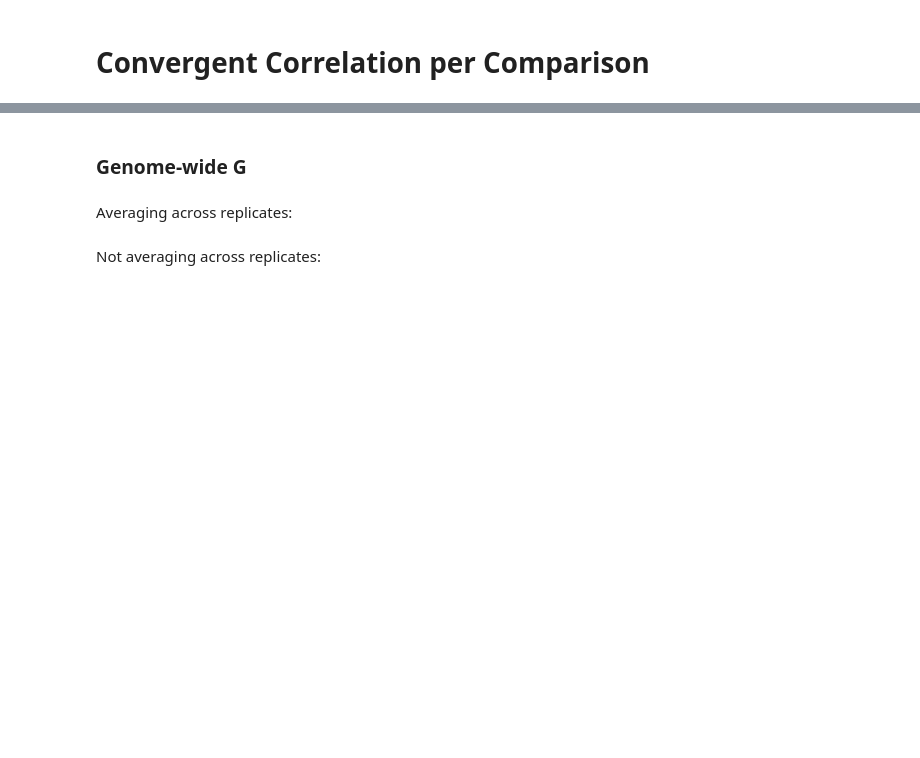
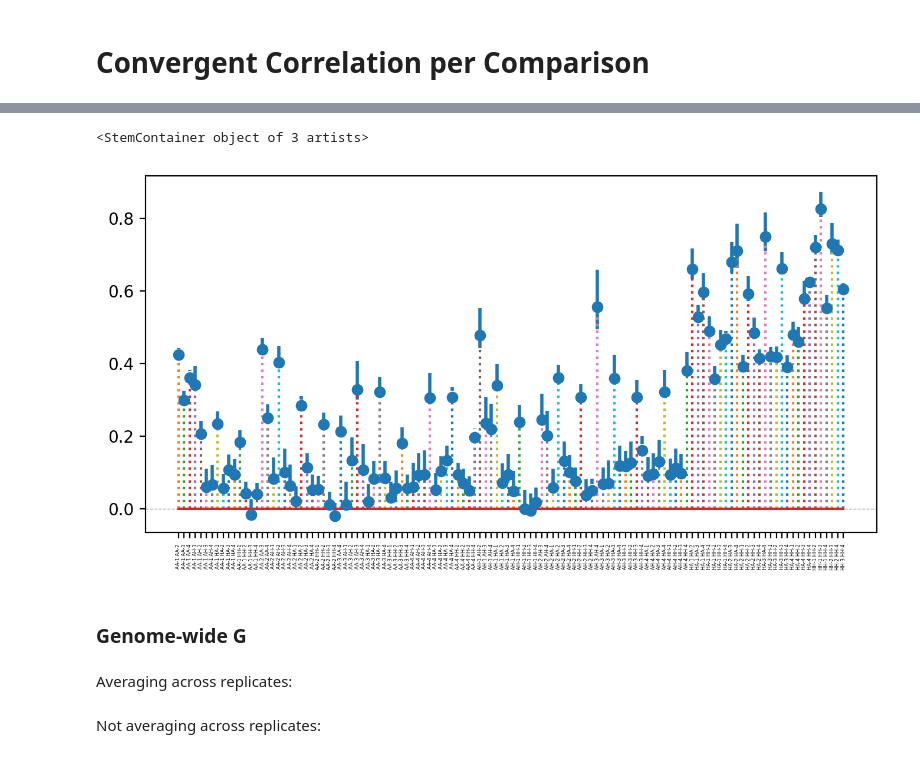
Before and after one commit to rsbrennan/tonsa_25_gen_ER, a Jupyter notebook: scripts/cvtk/notebooks/tonsa.ipynb, the cells around one changed output, grey strips where cells are left out. Cells and saved outputs as stored; diff of their text form; code cells hidden in the pictures; blank space fills up the shorter version.

```diff
--- a/scripts/cvtk/notebooks/tonsa.ipynb
+++ b/scripts/cvtk/notebooks/tonsa.ipynb
@@ -347,6 +355,17 @@ KeyboardInterrupt:
+# %%
+combs = list(itertools.combinations(range(0,16),2))
+
+outlist = []
+
+for x in combs:
+    outlist.append(
+                    d.bootstrap_convergence_corr(B=5000,
+                                                 progress_bar=False, subset=(x[0], x[1])))
+    print("done with rep", x, "\n")
 # %%
-combined_conv_corrs = np.stack((conv_corr_cis_0_1,
-                          conv_corr_cis_1_2,
-                          conv_corr_cis_0_2)).squeeze()
-combined_conv_corrs
+combined_conv_corrs = np.stack(outlist).squeeze()
+
+#combined_conv_corrs
+
+outlist[3]
 # %% [output]
@@ -358,3 +403,41 @@ stopped here
+# %%
+#plt.plot([1, 2, 3, 4])
+#plt.ylabel('some numbers')
+#plt.show()
+
+mean = np.array([x[1] for x in combined_conv_corrs])
+lower = np.array([x[0] for x in combined_conv_corrs])
+upper = np.array([x[2] for x in combined_conv_corrs])
+
+#print(lower)
+#print(mean)
+#print(upper)
+#upper
+
+all_labels = [sample_names[i[0]] + " " + sample_names[i[1]] for i in combs]
+
+lower_bound, upper_bound = lower-mean, upper-mean
+
+bounds = [lower_bound, upper_bound]
+#print(bounds)
+#fig = plt.figure()
+plt.stem(all_labels, mean, linefmt = ':')
+
+plt.errorbar(all_labels, mean, yerr=bounds, capsize=0, fmt='o', linewidth=1, elinewidth=2)
+plt.axhline(y=0, c='0.6', linewidth=0.5, zorder=-1, linestyle='--')
+plt.xticks(rotation='vertical',fontsize=3)
+
+#locs, labels = plt.xticks()
+#print(labels)
+#plt.axvline(x=locs, c='0.4', linewidth=0.5, linestyle="--")
+
+
+#sample_names = ['AA-1', 'AA-2', 'AA-3', 'AA-4', 'AH-1', 'AH-2', 'AH-3', 'AH-4', 'HA-1', 'HA-2', 'HA-3', 'HA-4', 'HH-1', 'HH-2', 'HH-3', 'HH-4' ]
+
+#rep_cov_plot(gw_covs_cis, sample_names)
+# %% [output]
+<StemContainer object of 3 artists>
+[figure, added]
 # %% [markdown]
 ### Genome-wide G
 # %% [markdown]
```
Also changed, not shown: parts of 21 cells of this notebook.
